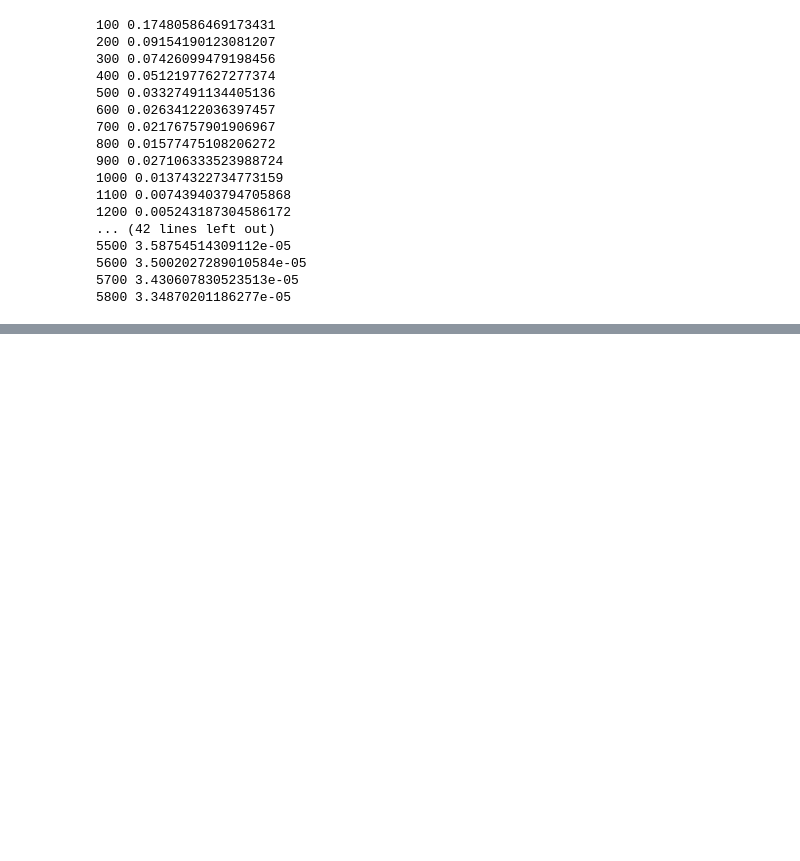
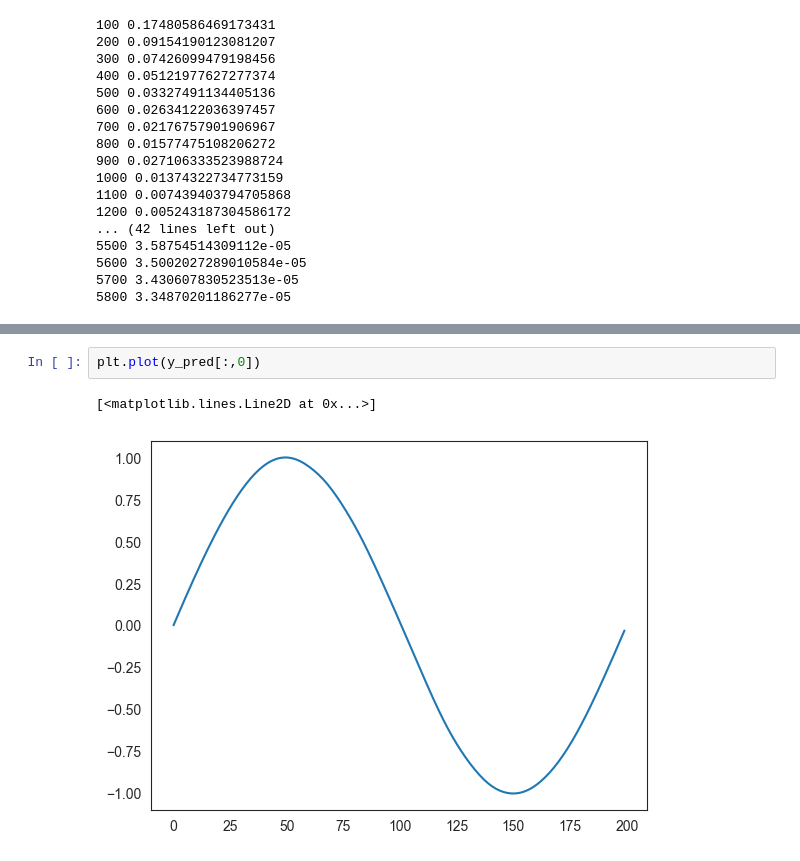
Before and after one commit to vbhavsar16/Simple_PINN, a Jupyter notebook: PINN.ipynb, the cells around one changed output, grey strips where cells are left out. Drawn from its saved outputs; the diff is of its cells as text; blank space fills up the shorter version.

```diff
--- a/PINN.ipynb
+++ b/PINN.ipynb
@@ -525,0 +616,5 @@ net.train()
+# %%
+plt.plot(y_pred[:,0])
+# %% [output]
+[<matplotlib.lines.Line2D at 0x...>]
+[figure, added]
```
Also changed, not shown: parts of 12 cells of this notebook, 1 other file.
